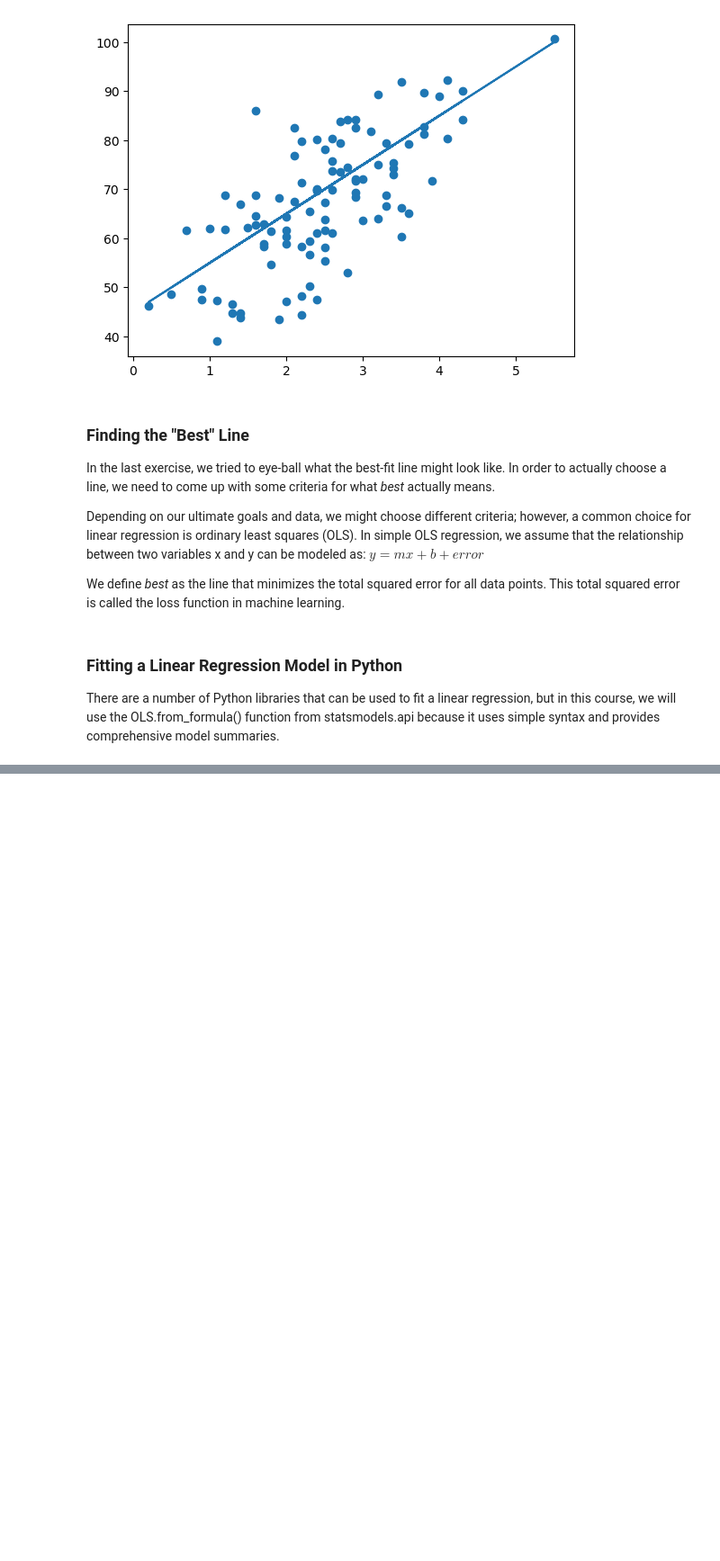
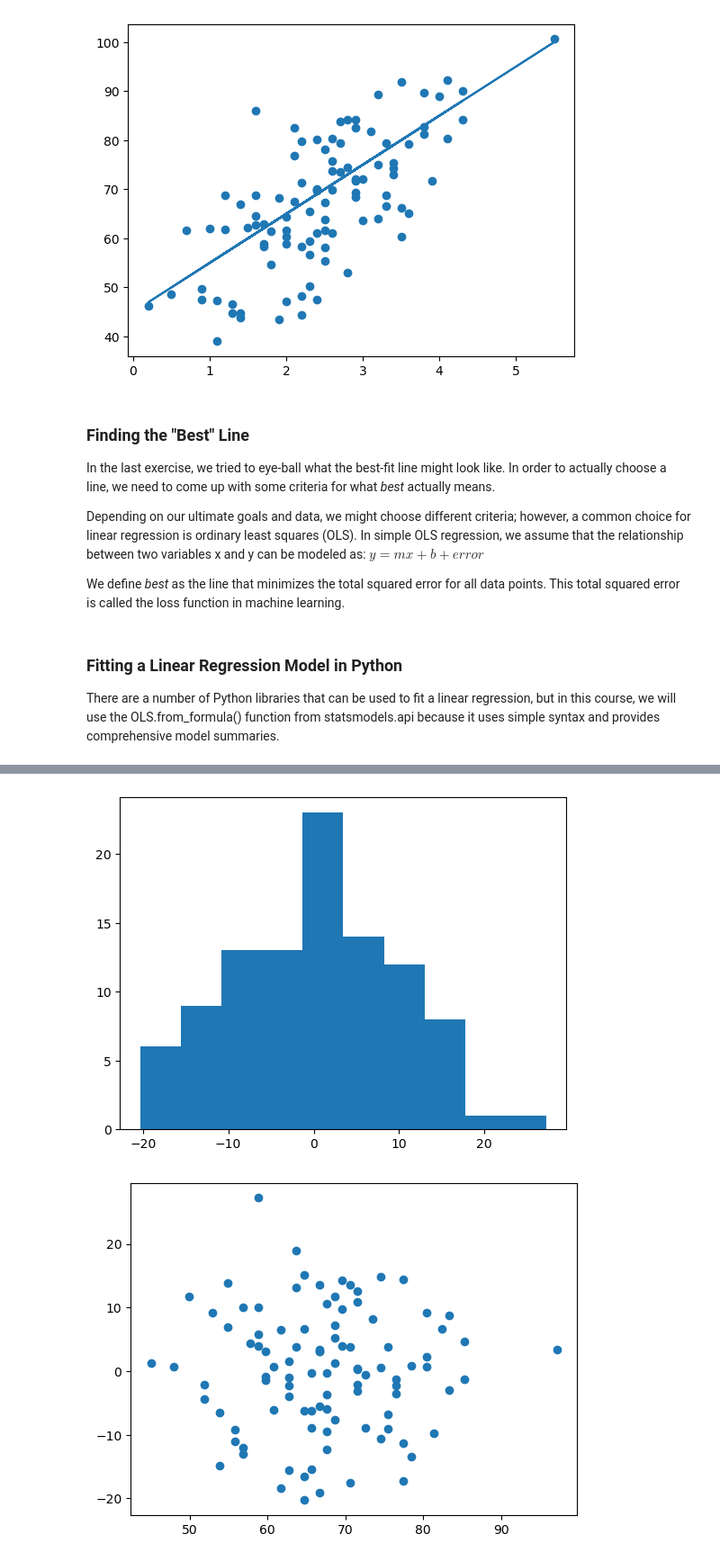
Before and after one commit to seunshix/What-am-I-learning-, a Jupyter notebook: linearRegression/linearRgression.ipynb, the cells around one changed output, grey strips where cells are left out. Shown at 90% size. Drawn from its saved outputs; the diff is of its cells as text; code cells hidden in the pictures; blank space fills up the shorter version.

```diff
--- a/linearRegression/linearRgression.ipynb
+++ b/linearRegression/linearRgression.ipynb
@@ -74,0 +98,11 @@ print(pred_5hr)
+# %%
+# Calculate `fitted_values` here:
+fitted_values = results.predict(students)
+# print(fitted_values)
+
+# Calculate `residuals` here:
+
+residuals = students.score - fitted_values
+
+# Print the first 5 residuals here:
+print(residuals[:5])
@@ -74,0 +142,12 @@ print(pred_5hr)
+# %%
+# Plot a histogram of the residuals here:
+plt.hist(residuals)
+plt.show()
+plt.clf()
+
+# Plot the residuals against the fitted vals here:
+plt.scatter(fitted_values, residuals)
+plt.show()
+# %% [output]
+[figure, added]
+[figure, added]
```
Also changed, not shown: parts of 10 cells of this notebook, 8 other files.
